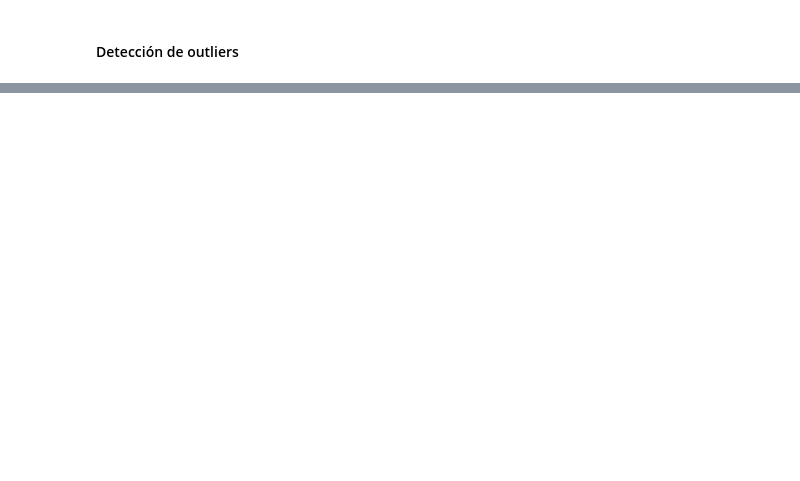
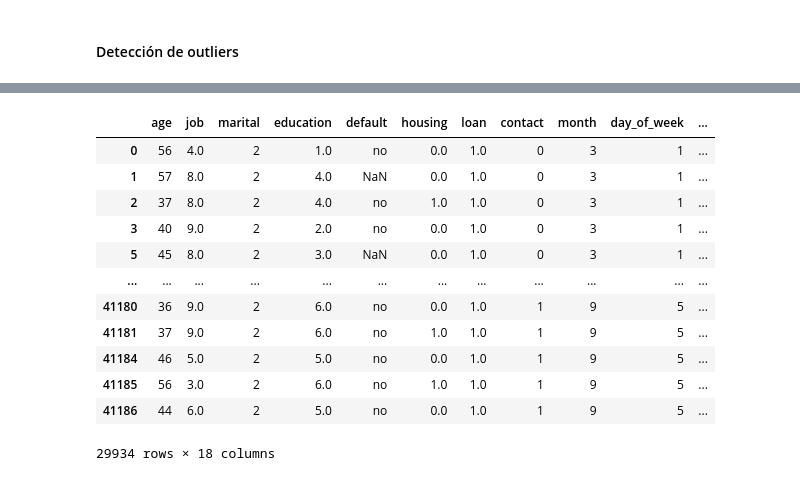
Before and after one commit to Javimh18/AnalisisFund, a Jupyter notebook: consultoria.ipynb, the cells around one changed output, grey strips where cells are left out. Cells and saved outputs as stored; diff of their text form; code cells hidden in the pictures; blank space fills up the shorter version.

```diff
--- a/consultoria.ipynb
+++ b/consultoria.ipynb
@@ -369,19 +424,19 @@ Para este apartado vamos a calcular el número total de registros outliers para
 # %%
+# TODO: Revisar el porqué de seleccionar estas variables para calcular los outliers, se supone que son las númericas, pero 'loan', 'previous' o 'poutcome'
+# son categóricas.
 cols = ['age',
     'job',
     'loan',
-    'duration',
     'previous',
     'poutcome',
-    'emp.var.rate',
     'cons.price.idx',
     'euribor3m',
-    'nr.employed',
 ]
-Q1 = df[cols].quantile(0.25)
-Q3 = df[cols].quantile(0.75)
+Q1 = df_red[cols].quantile(0.25)
+Q3 = df_red[cols].quantile(0.75)
 IQR = Q3 - Q1
 
-total_outliers = df[~((df[cols]<(Q1- 1.5*IQR))| (df[cols]>(Q3+1.5*IQR))).any(axis=1)].shape[0]
+# TODO: revisar shape[0], ya que este indica el número de filas del dataframe.
+total_outliers = df_red[~((df_red[cols]<(Q1- 1.5*IQR)) | (df_red[cols]>(Q3+1.5*IQR))).any(axis=1)].shape[0]
 print(f'El número total de outliers en el dataframe es: {total_outliers}')
 # %% [output]
@@ -395,0 +462,16 @@ for col in cols:
+# %%
+df_red[~((df_red[cols]<(Q1- 1.5*IQR)) | (df_red[cols]>(Q3+1.5*IQR))).any(axis=1)]
+# %% [output]
+|  | age | job | marital | education | default | housing | loan | contact | month | day_of_week | ... |
+| 0 | 56 | 4.0 | 2 | 1.0 | no | 0.0 | 1.0 | 0 | 3 | 1 | ... |
+| 1 | 57 | 8.0 | 2 | 4.0 | NaN | 0.0 | 1.0 | 0 | 3 | 1 | ... |
+| 2 | 37 | 8.0 | 2 | 4.0 | no | 1.0 | 1.0 | 0 | 3 | 1 | ... |
+| 3 | 40 | 9.0 | 2 | 2.0 | no | 0.0 | 1.0 | 0 | 3 | 1 | ... |
+| 5 | 45 | 8.0 | 2 | 3.0 | NaN | 0.0 | 1.0 | 0 | 3 | 1 | ... |
+| ... | ... | ... | ... | ... | ... | ... | ... | ... | ... | ... | ... |
+| 41180 | 36 | 9.0 | 2 | 6.0 | no | 0.0 | 1.0 | 1 | 9 | 5 | ... |
+| 41181 | 37 | 9.0 | 2 | 6.0 | no | 1.0 | 1.0 | 1 | 9 | 5 | ... |
+| 41184 | 46 | 5.0 | 2 | 5.0 | no | 0.0 | 1.0 | 1 | 9 | 5 | ... |
+| 41185 | 56 | 3.0 | 2 | 6.0 | no | 1.0 | 1.0 | 1 | 9 | 5 | ... |
+| 41186 | 44 | 6.0 | 2 | 5.0 | no | 0.0 | 1.0 | 1 | 9 | 5 | ... |
+29934 rows × 18 columns
```
Also changed, not shown: parts of 29 cells of this notebook.
